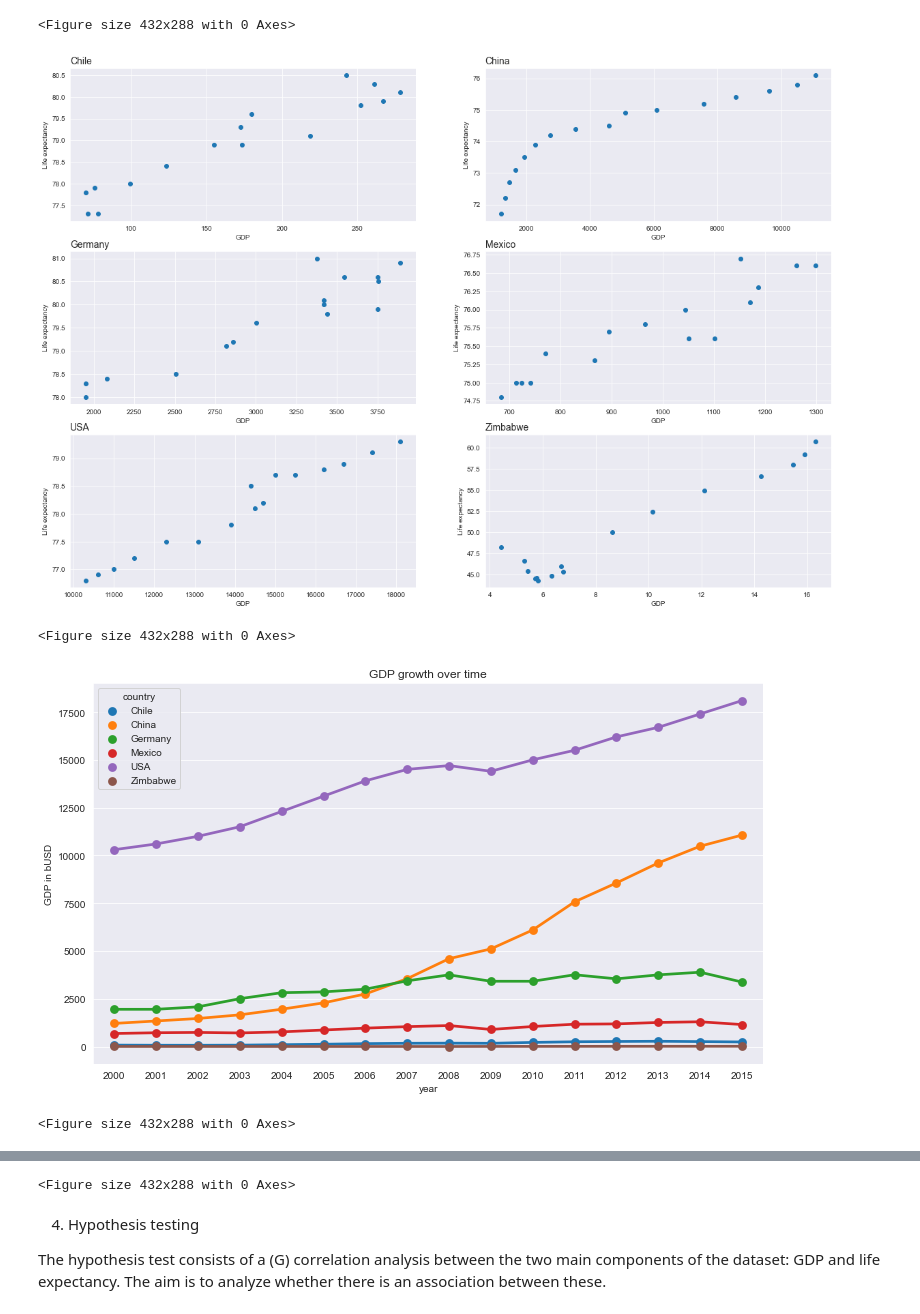
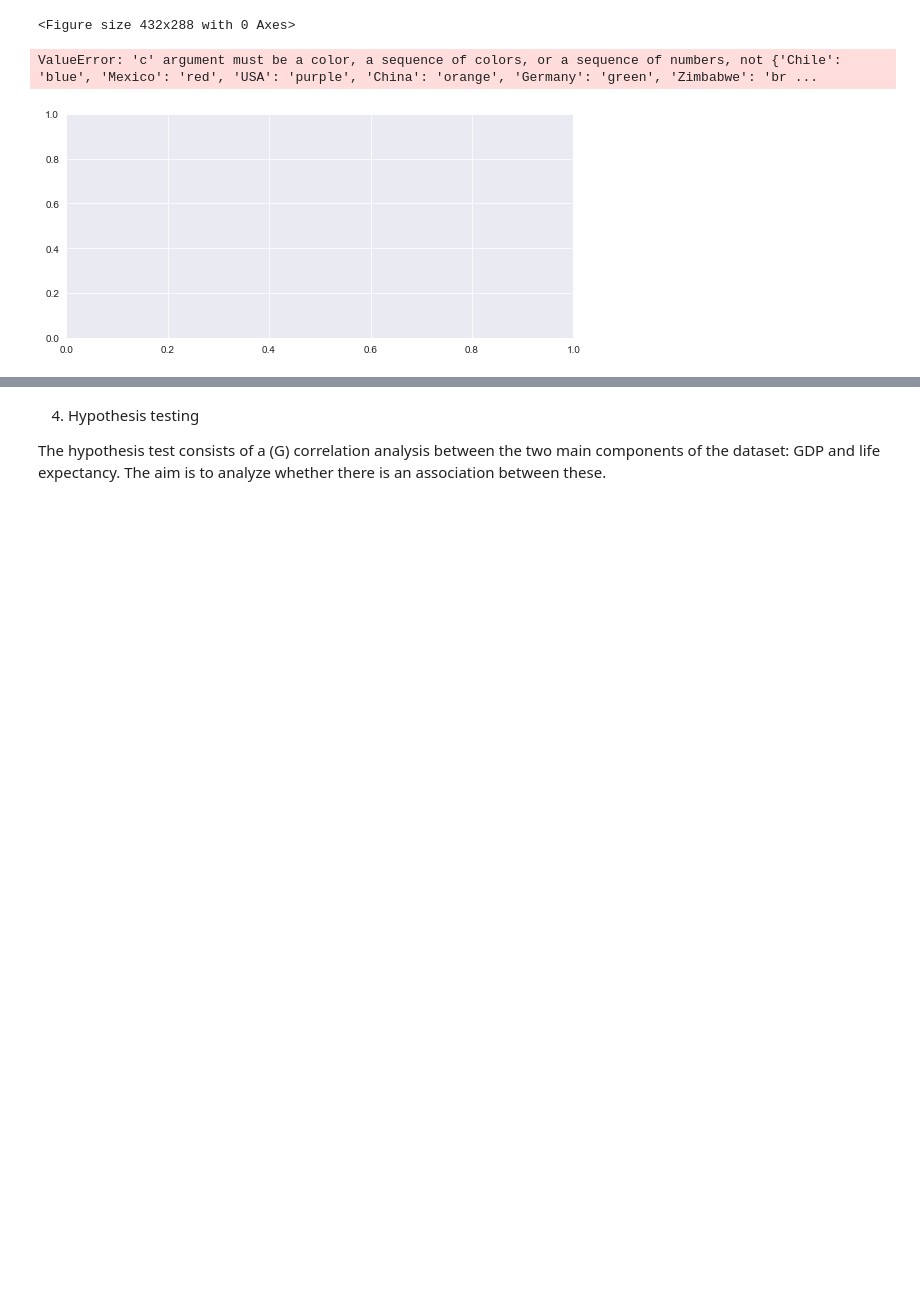
Before and after one commit to albertbanke/LifeExpectancyandGDP, a Jupyter notebook: life_expectancy_gdp.ipynb, the cells around one changed output, grey strips where cells are left out. Drawn from its saved outputs; the diff is of its cells as text; code cells hidden in the pictures; blank space fills up the shorter version.

```diff
--- a/life_expectancy_gdp.ipynb
+++ b/life_expectancy_gdp.ipynb
@@ -226,47 +225,47 @@ plt.clf()
 # (F) Multivariate data analysis
 
 # Plotting a scatterplot to show the association between GDP and life expectancy and the respective countries
+colors = ['b', 'o']
+
 def scatter(frame):
     plt.figure(figsize = [20,14])
     for count, countries in enumerate(frame.country.unique(), start=1):
         plt.subplot(3, 2, count)
-        plt.scatter(x = frame[frame.country == countries]['gdp_usdb'], y = frame[frame.country == countries]['life_expectancy_yrs'])
+        plt.scatter(x = frame[frame.country == countries]['gdp_usdb'], y = frame[frame.country == countries]['life_expectancy_yrs'], c = colors)
         plt.title(countries, loc = 'left', fontsize = 14)
         plt.xlabel('GDP')
         plt.ylabel('Life expectancy')
 
 scatter(df)
 plt.show()
 plt.clf()
 
 # Plotting pointplots to show the changes in the variables over time
 plt.figure(figsize = [12, 7])
 ax5 = sns.pointplot(data = df, x = 'year', y = 'gdp_usdb', hue = 'country')
 
-plt.title('GDP growth over time')
+plt.title('GDP growth over time', fontsize = 14)
 plt.ylabel('GDP in bUSD')
 
 
 plt.show()
 plt.clf()
 
 plt.figure(figsize = [12, 7])
 ax6 = sns.pointplot(data = df, x = 'year', y = 'life_expectancy_yrs', hue = 'country')
 
-plt.title('Life expectancy in years over time')
+plt.title('Life expectancy in years over time', fontsize = 14)
 plt.ylabel('Life expectancy in years')
 
 
 plt.show()
 plt.clf()
 
 
 # Interpretation: The first graph shows how the association between GDP and life expectancy is relatively linear.
 # The second graph, the pointplot show how GDP has increased over time, but its harder to distinct for Zimbabwe and Chile.
 # Meanwhile, China has tripled its GDP in the same period. USA has increased its GDP in the same period as well.
 # Finally, the third graph show how Zimbabwe has increased its life expectancy with almost 20 years during the same period
 # %% [output]
+ValueError: 'c' argument must be a color, a sequence of colors, or a sequence of numbers, not {'Chile': 'blue', 'Mexico': 'red', 'USA': 'purple', 'China': 'orange', 'Germany': 'green', 'Zimbabwe': 'br ...
-[figure, old version]
+[figure, new version]
-<Figure size 432x288 with 0 Axes>
-[figure, removed]
-<Figure size 432x288 with 0 Axes>
@@ -274,4 +272,3 @@ plt.clf()
-<Figure size 432x288 with 0 Axes>
 # %% [markdown]
 4. Hypothesis testing
 
```
Also changed, not shown: parts of 2 cells of this notebook.
